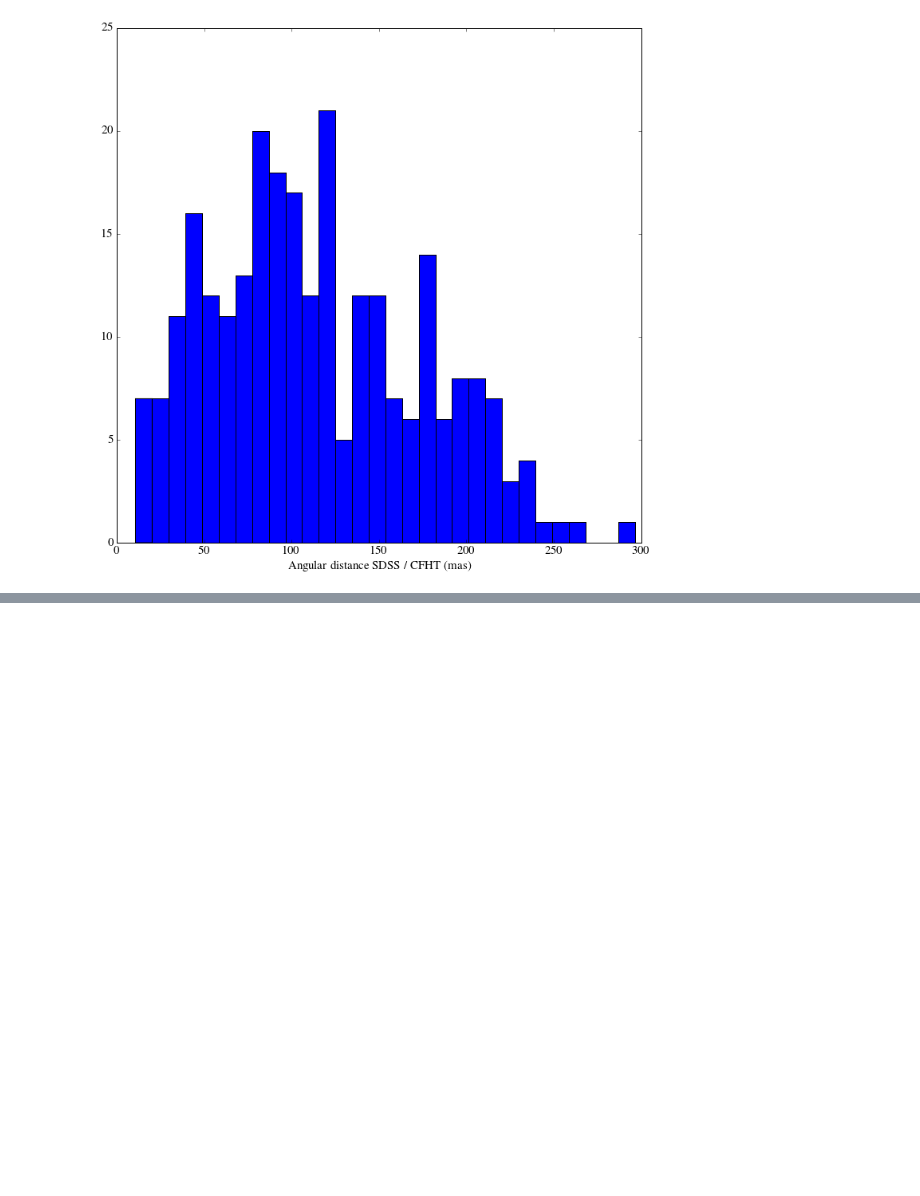
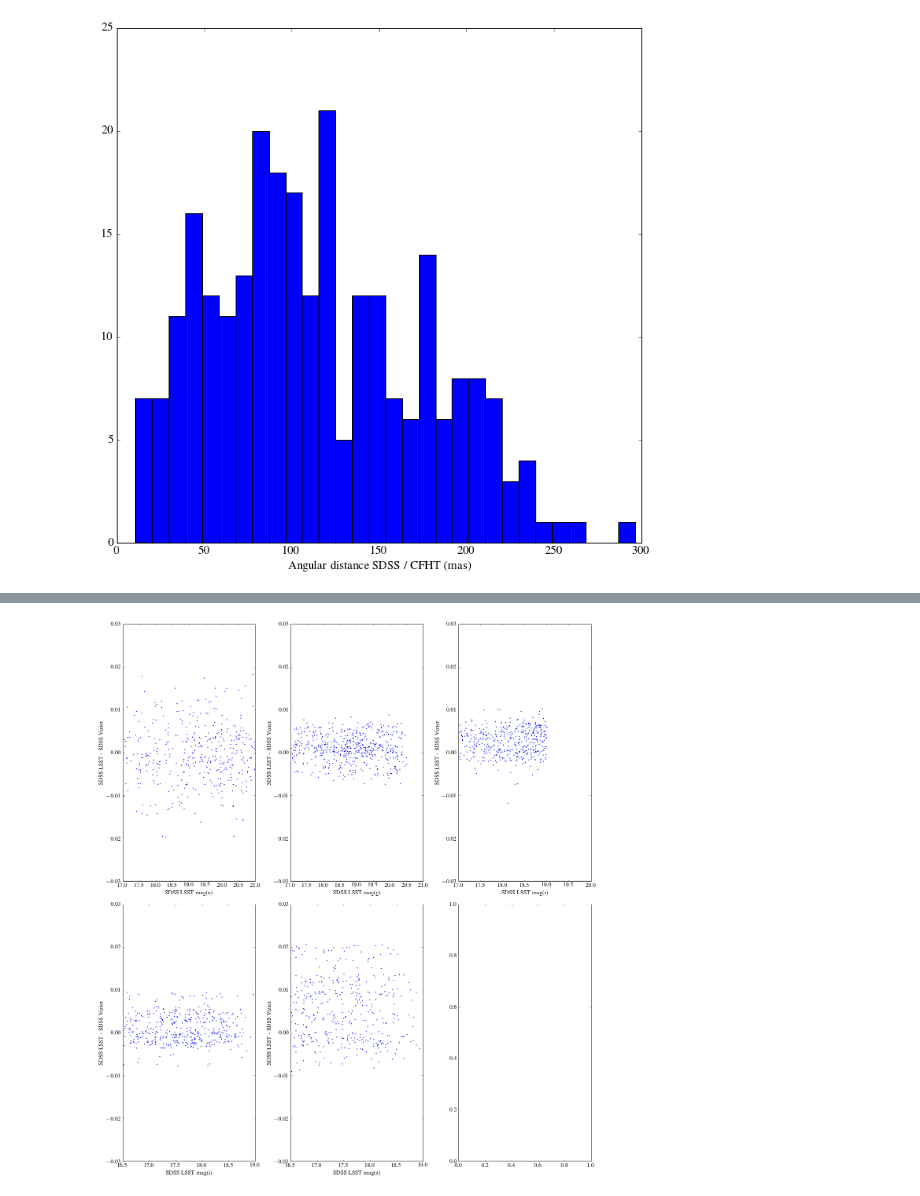
Before and after one commit to LSSTDESC/CFHTLS-Reprocess, a Jupyter notebook: notebooks/checkPhotometry.ipynb, the cells around one changed output, grey strips where cells are left out. Saved outputs shown, nothing was run; the diff lists cells and outputs as text; code cells hidden in the pictures; blank space fills up the shorter version.

```diff
--- a/notebooks/checkPhotometry.ipynb
+++ b/notebooks/checkPhotometry.ipynb
@@ -835,0 +1008,46 @@ fig.tight_layout()
+# %%
+diffMagU = numpy.asarray(magSdssU)-numpy.asarray(magVizU)
+diffMagG = numpy.asarray(magSdssG)-numpy.asarray(magVizG)
+diffMagR = numpy.asarray(magSdssR)-numpy.asarray(magVizR)
+diffMagI = numpy.asarray(magSdssI)-numpy.asarray(magVizI)
+diffMagZ = numpy.asarray(magSdssZ)-numpy.asarray(magVizZ)
+
+font = {'family' : 'serif',
+        'serif'   : 'times',
+        'weight' : 'normal',
+        'size'   : 15}
+
+matplotlib.rc('font', **font)
+plt.rc('text', usetex=True)
+
+fig, (ax1, ax2) = plt.subplots(nrows= 2, ncols=3, figsize=(18, 20))
+ax1[0].scatter(magSdssU, diffMagU, s=2, color="blue")
+ax1[0].set_xlim([17.,21.])
+ax1[0].set_ylim([-0.03,0.03])
+ax1[0].set_xlabel("SDSS LSST mag(u)")
+ax1[0].set_ylabel("SDSS LSST - SDSS Vizier")
+ax1[1].scatter(magSdssG, diffMagG, s=2, color="blue")
+ax1[1].set_xlim([17.,21.])
+ax1[1].set_ylim([-0.03,0.03])
+ax1[1].set_xlabel("SDSS LSST mag(g)")
+ax1[1].set_ylabel("SDSS LSST - SDSS Vizier")
+ax1[2].scatter(magSdssR, diffMagR, s=2, color="blue")
+ax1[2].set_xlim([17.,20.])
+ax1[2].set_ylim([-0.03,0.03])
+ax1[2].set_xlabel("SDSS LSST mag(r)")
+ax1[2].set_ylabel("SDSS LSST - SDSS Vizier")
+
+ax2[0].scatter(magSdssI, diffMagI, s=2, color="blue")
+ax2[0].set_xlim([16.5,19.])
+ax2[0].set_ylim([-0.03,0.03])
+ax2[0].set_xlabel("SDSS LSST mag(i)")
+ax2[0].set_ylabel("SDSS LSST - SDSS Vizier")
+ax2[1].scatter(magSdssZ, diffMagZ, s=2, color="blue")
+ax2[1].set_xlim([16.5,19.])
+ax2[1].set_ylim([-0.03,0.03])
+ax2[1].set_xlabel("SDSS LSST mag(z)")
+ax2[1].set_ylabel("SDSS LSST - SDSS Vizier")
+
+fig.tight_layout()
+# %% [output]
+[figure, added]
```
Also changed, not shown: parts of 10 cells of this notebook.
